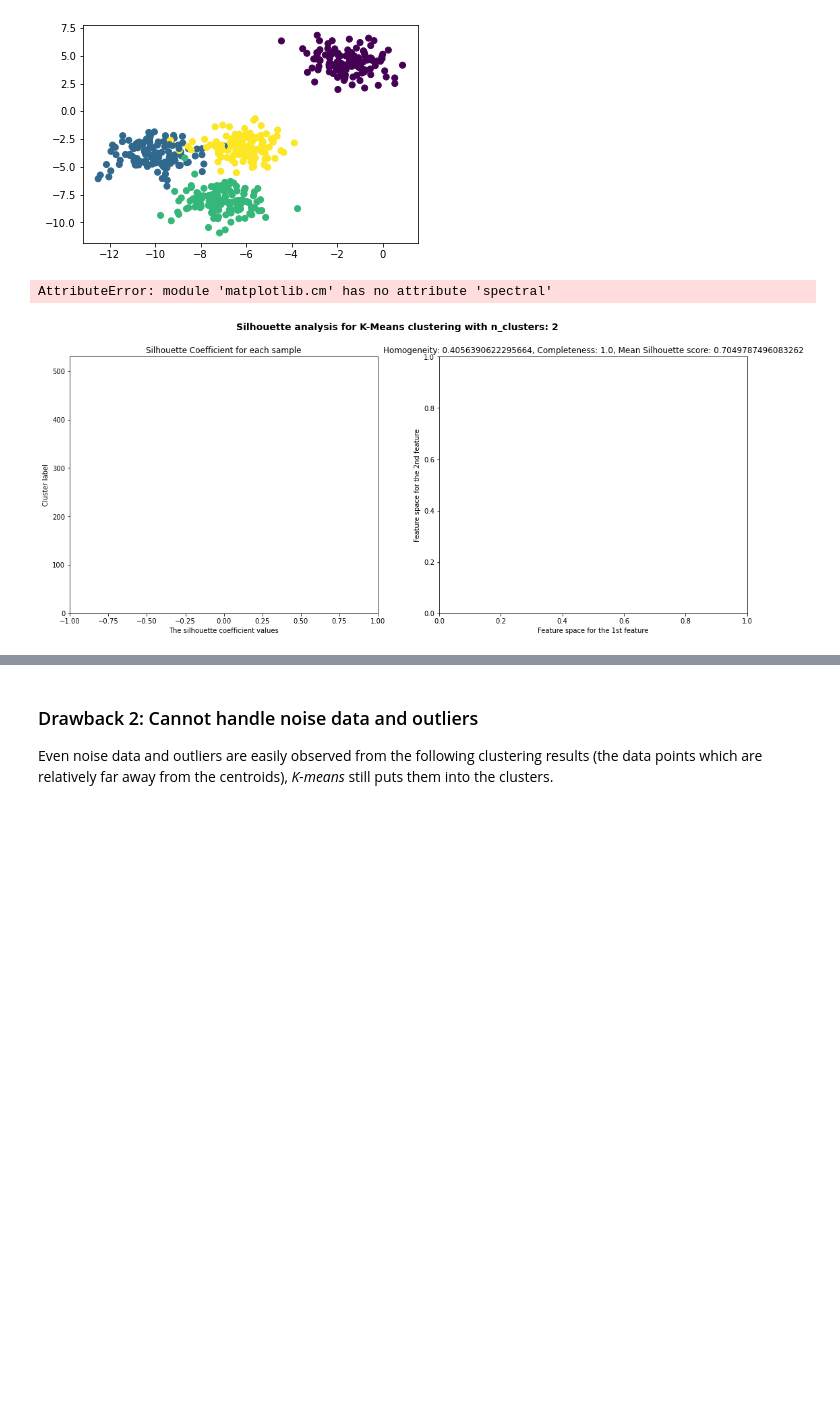
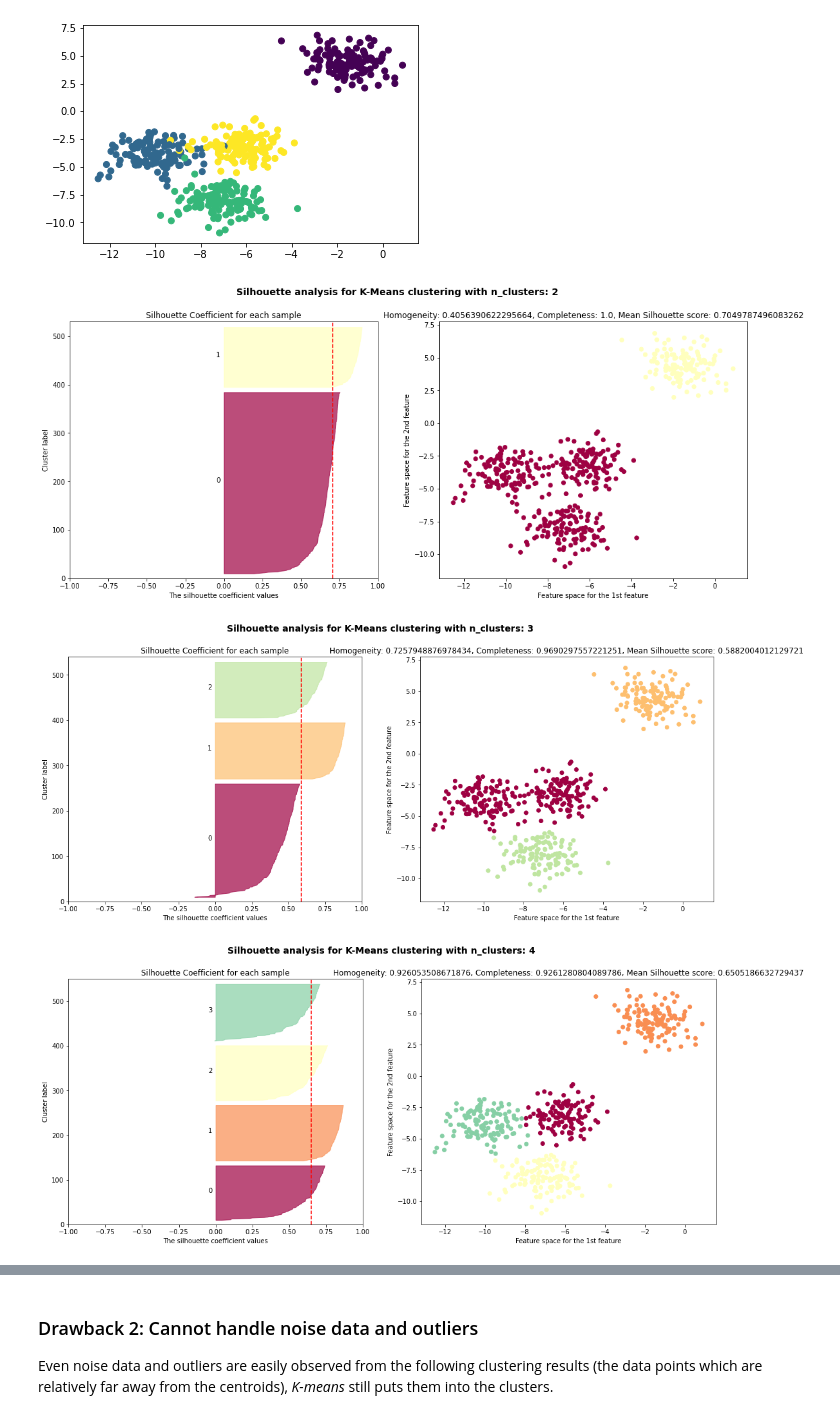
Before and after one commit to lorainemg/cp-ml, a Jupyter notebook: cp6/cp6-solution.ipynb, the cells around one changed output, grey strips where cells are left out. Drawn from its saved outputs; the diff is of its cells as text; code cells hidden in the pictures; blank space fills up the shorter version.

```diff
--- a/cp6/cp6-solution.ipynb
+++ b/cp6/cp6-solution.ipynb
@@ -266,24 +272,24 @@ plt.scatter(X[:,0], X[:,1], c=y)
 <matplotlib.collections.PathCollection at 0x...>
 [figure]
 # %%
-# List of number of clusters
+# Lista de número de clústeres
 range_n_clusters = [2, 3, 4, 5, 6]
 
-# For each number of clusters, perform Silhouette analysis and visualize the results.
+# Para cada número de conglomerados, realice un análisis de Silhouette y visualice los resultados.
 for n_clusters in range_n_clusters:
 
-    # Perform k-means.
+    # Realizar k-means.
     kmeans = KMeans(n_clusters=n_clusters, random_state=10)
     y_pred = kmeans.fit_predict(X)
 
-    # Compute the cluster homogeneity and completeness.
+    # Calcular la homogeneidad y la integridad de los clusteres.
     homogeneity = metrics.homogeneity_score(y, y_pred)
     completeness = metrics.completeness_score(y, y_pred)
 
-    # Compute the Silhouette Coefficient for each sample.
+    # Calcular el coeficiente de coeficiente de Silhouette para cada muestra.
     s = metrics.silhouette_samples(X, y_pred)
 
-    # Compute the mean Silhouette Coefficient of all data points.
+    # Calcule el coeficiente de Silhouette medio de todos los puntos de datos.
     s_mean = metrics.silhouette_score(X, y_pred)
 
     # For plot configuration -----------------------------------------------------------------------------------
@@ -303,34 +309,36 @@ for n_clusters in range_n_clusters:
 
     # Configure 2st subplot.
     ax2.set_title('Homogeneity: {}, Completeness: {}, Mean Silhouette score: {}'.format(homogeneity,
                                                                                         completeness,
                                                                                         s_mean))
     ax2.set_xlabel("Feature space for the 1st feature")
     ax2.set_ylabel("Feature space for the 2nd feature")
 
     # For 1st subplot ------------------------------------------------------------------------------------------
 
     # Plot Silhouette Coefficient for each sample
+    cmap = cm.get_cmap("Spectral")
     y_lower = 10
     for i in range(n_clusters):
         ith_s = s[y_pred == i]
         ith_s.sort()
         size_cluster_i = ith_s.shape[0]
         y_upper = y_lower + size_cluster_i
-        color = cm.spectral(float(i) / n_clusters)
+        color = cmap(float(i) / n_clusters)
         ax1.fill_betweenx(np.arange(y_lower, y_upper), 0, ith_s,
                           facecolor=color, edgecolor=color, alpha=0.7)
         ax1.text(-0.05, y_lower + 0.5 * size_cluster_i, str(i))
         y_lower = y_upper + 10
 
     # Plot the mean Silhouette Coefficient using red vertical dash line.
     ax1.axvline(x=s_mean, color="red", linestyle="--")
 
     # For 2st subplot -------------------------------------------------------------------------------------------
 
     # Plot the predictions
-    colors = cm.spectral(y_pred.astype(float) / n_clusters)
+    colors = cmap(y_pred.astype(float) / n_clusters)
     ax2.scatter(X[:,0], X[:,1], c=colors)
 # %% [output]
-AttributeError: module 'matplotlib.cm' has no attribute 'spectral'
-[figure, old version]
+[figure, new version]
+[figure, added]
+[figure, added]
```
Also changed, not shown: parts of 36 cells of this notebook.
